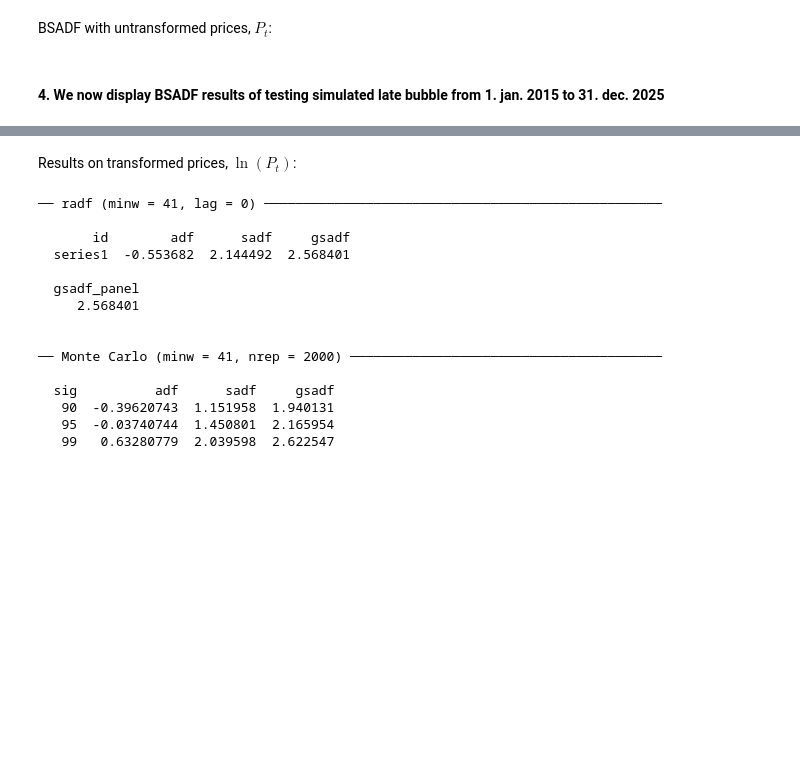
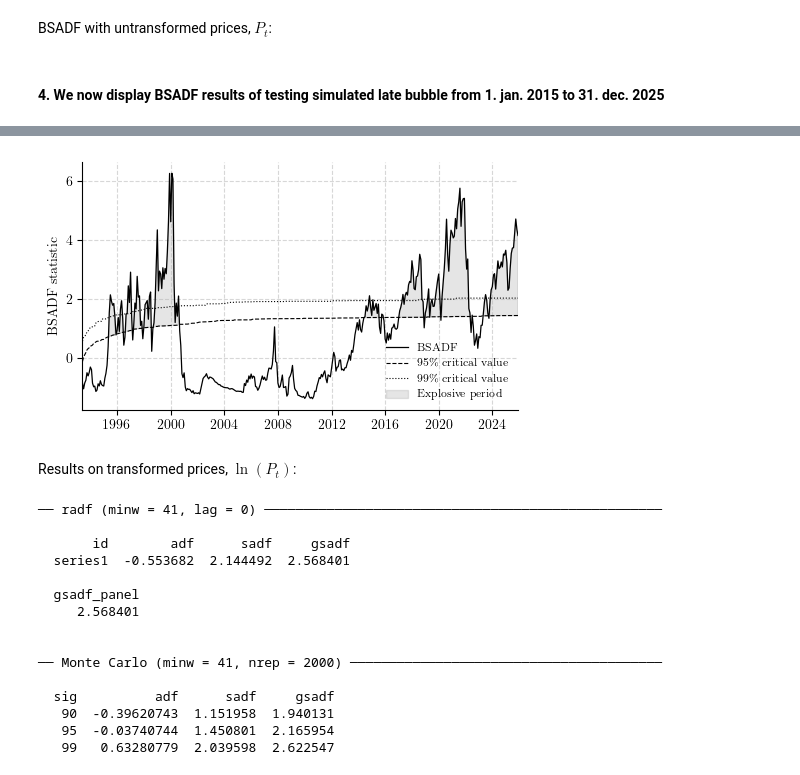
Before and after one commit to emilfriis/Bachelor, a Jupyter notebook: empirical_testing/nasdaq100/nasdaq100.ipynb, the cells around one changed output, grey strips where cells are left out. Cells and saved outputs as stored; diff of their text form; code cells hidden in the pictures; blank space fills up the shorter version.

Commit message:
updated the BSADF plot for nasdaq 100 full sample visually

```diff
--- a/empirical_testing/nasdaq100/nasdaq100.ipynb
+++ b/empirical_testing/nasdaq100/nasdaq100.ipynb
@@ -179,3 +181,56 @@ plt.show()
+# %%
+# font / latex style
+plt.rcParams['text.usetex'] = True
+plt.rcParams['font.family'] = 'serif'
+
+# load data
+bsadf_stat = pd.read_csv("results/nasdaq100_bsadf_stat.csv")
+bsadf_cv   = pd.read_csv("results/nasdaq100_bsadf_cv.csv")
+
+t = nasdaq_close.index[-len(bsadf_stat):]
+
+# plot
+plt.figure(figsize=(5, 3))
+
+plt.plot(t, bsadf_stat["bsadf"],
+         color='black', linewidth=0.9, ls='-',
+         label='BSADF')
+
+plt.plot(t, bsadf_cv["95%"],
+         color='black', linewidth=0.8, ls='--',
+         label='95\\% critical value')
+
+plt.plot(t, bsadf_cv["99%"],
+         color='black', linewidth=0.8, ls=':',
+         label='99\\% critical value')
+
+plt.fill_between(t, # optional shading of explosive periods for 95% cv
+                 bsadf_stat["bsadf"],
+                 bsadf_cv["95%"],
+                 where=(bsadf_stat["bsadf"] > bsadf_cv["95%"]),
+                 color='grey',
+                 alpha=0.2,
+                 label='Explosive period')
+
+# labels
+plt.ylabel('BSADF statistic')
+
+# formatting
+plt.tight_layout()
+plt.grid(True, alpha=0.5, linestyle='--')
+plt.legend(frameon=False, loc='lower right', fontsize=8)
+
+plt.xlim(t.min(), t.max())
+
+# cleaner axes
+plt.gca().spines['top'].set_visible(False)
+plt.gca().spines['right'].set_visible(False)
+
+# save
+plt.savefig("plots/nasdaq100_bsadf.pdf", bbox_inches="tight")
+plt.show()
+# %% [output]
+[figure, added]
 # %% [markdown]
 Results on transformed prices, $\ln(P_t)$:
 # %%
```
Also changed, not shown: parts of 2 cells of this notebook, 6 other files.
